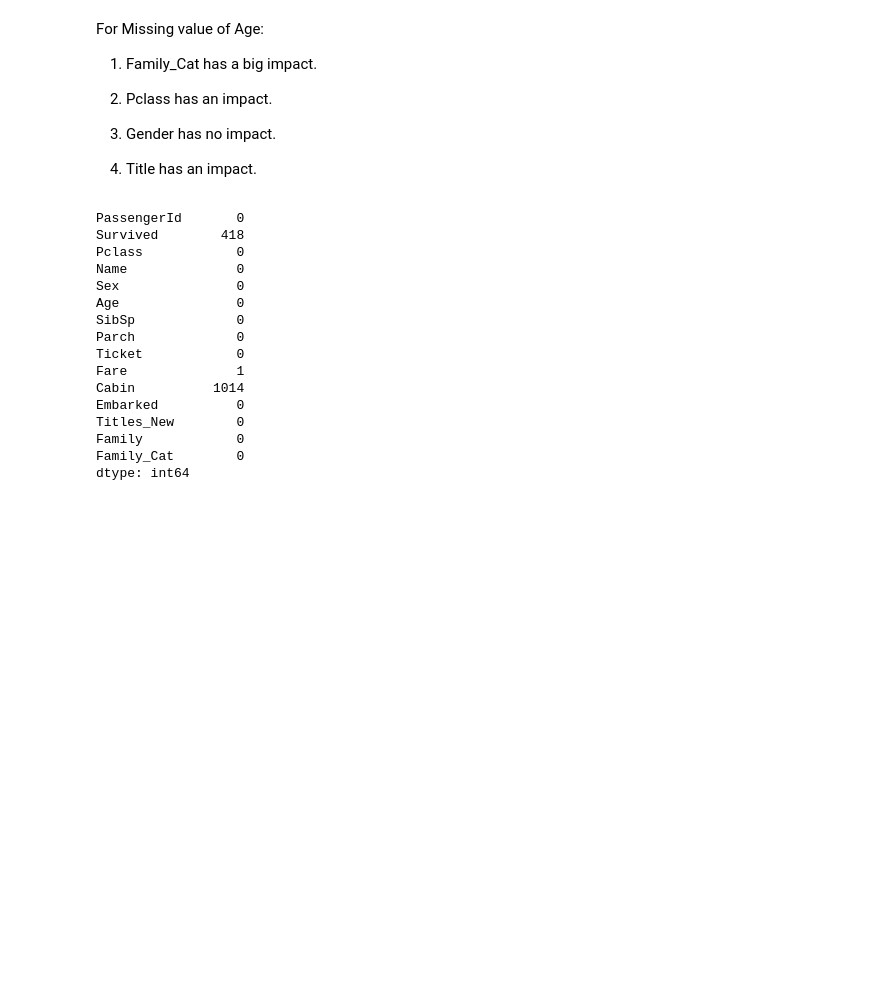
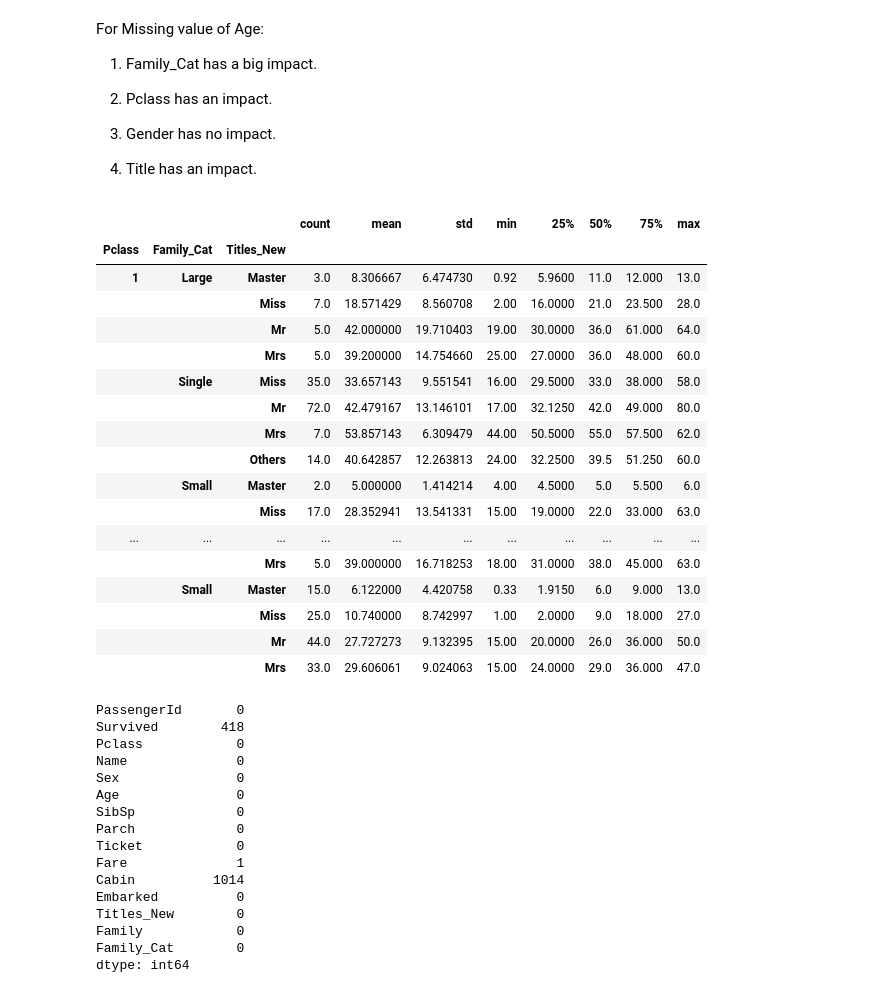
Before and after one commit to Dhruv-Chandra/Titanic, a Jupyter notebook: Titanic.ipynb, the cells around one changed output. Drawn from its saved outputs; the diff is of its cells as text; code cells hidden in the pictures; blank space fills up the shorter version.

```diff
--- a/Titanic.ipynb
+++ b/Titanic.ipynb
@@ -486,6 +505,27 @@ For Missing value of Age:
 3. Gender has no impact.
 
 4. Title has an impact.
+# %%
+combined.groupby(['Pclass', 'Family_Cat', 'Titles_New'])['Age'].describe()
+# %% [output]
+|  |  |  | count | mean | std | min | 25% | 50% | 75% | max |
+| Pclass | Family_Cat | Titles_New |  |  |  |  |  |  |  |  |
+| 1 | Large | Master | 3.0 | 8.306667 | 6.474730 | 0.92 | 5.9600 | 11.0 | 12.000 | 13.0 |
+|  |  | Miss | 7.0 | 18.571429 | 8.560708 | 2.00 | 16.0000 | 21.0 | 23.500 | 28.0 |
+|  |  | Mr | 5.0 | 42.000000 | 19.710403 | 19.00 | 30.0000 | 36.0 | 61.000 | 64.0 |
+|  |  | Mrs | 5.0 | 39.200000 | 14.754660 | 25.00 | 27.0000 | 36.0 | 48.000 | 60.0 |
+|  | Single | Miss | 35.0 | 33.657143 | 9.551541 | 16.00 | 29.5000 | 33.0 | 38.000 | 58.0 |
+|  |  | Mr | 72.0 | 42.479167 | 13.146101 | 17.00 | 32.1250 | 42.0 | 49.000 | 80.0 |
+|  |  | Mrs | 7.0 | 53.857143 | 6.309479 | 44.00 | 50.5000 | 55.0 | 57.500 | 62.0 |
+|  |  | Others | 14.0 | 40.642857 | 12.263813 | 24.00 | 32.2500 | 39.5 | 51.250 | 60.0 |
+|  | Small | Master | 2.0 | 5.000000 | 1.414214 | 4.00 | 4.5000 | 5.0 | 5.500 | 6.0 |
+|  |  | Miss | 17.0 | 28.352941 | 13.541331 | 15.00 | 19.0000 | 22.0 | 33.000 | 63.0 |
+| ... | ... | ... | ... | ... | ... | ... | ... | ... | ... | ... |
+|  |  | Mrs | 5.0 | 39.000000 | 16.718253 | 18.00 | 31.0000 | 38.0 | 45.000 | 63.0 |
+|  | Small | Master | 15.0 | 6.122000 | 4.420758 | 0.33 | 1.9150 | 6.0 | 9.000 | 13.0 |
+|  |  | Miss | 25.0 | 10.740000 | 8.742997 | 1.00 | 2.0000 | 9.0 | 18.000 | 27.0 |
+|  |  | Mr | 44.0 | 27.727273 | 9.132395 | 15.00 | 20.0000 | 26.0 | 36.000 | 50.0 |
+|  |  | Mrs | 33.0 | 29.606061 | 9.024063 | 15.00 | 24.0000 | 29.0 | 36.000 | 47.0 |
 # %%
 def fill_na_Age(df):
     temp_desc = pd.DataFrame(combined.groupby(['Pclass', 'Family_Cat', 'Titles_New'])['Age'].describe())
```
Also changed, not shown: parts of 17 cells of this notebook.
